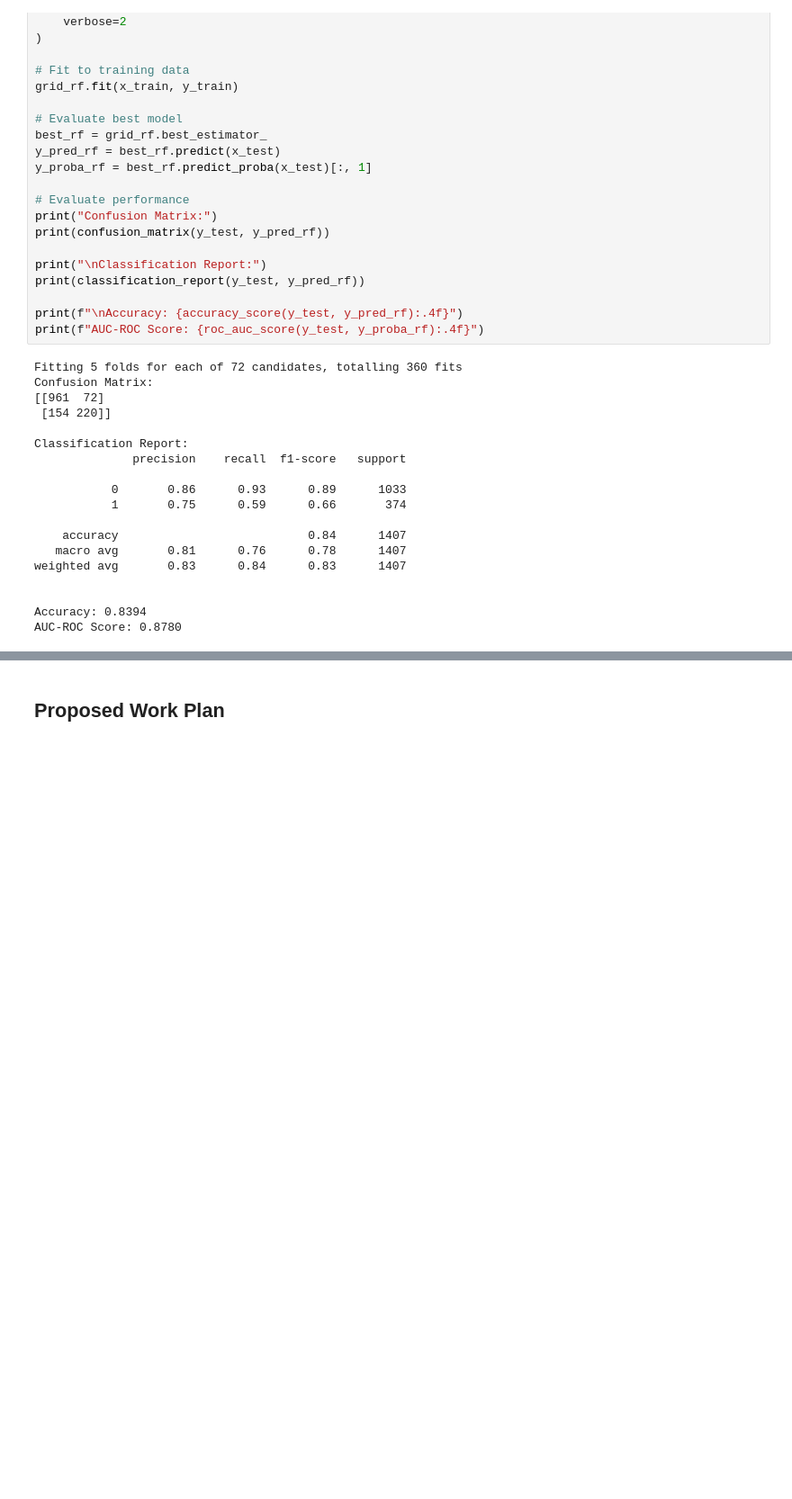
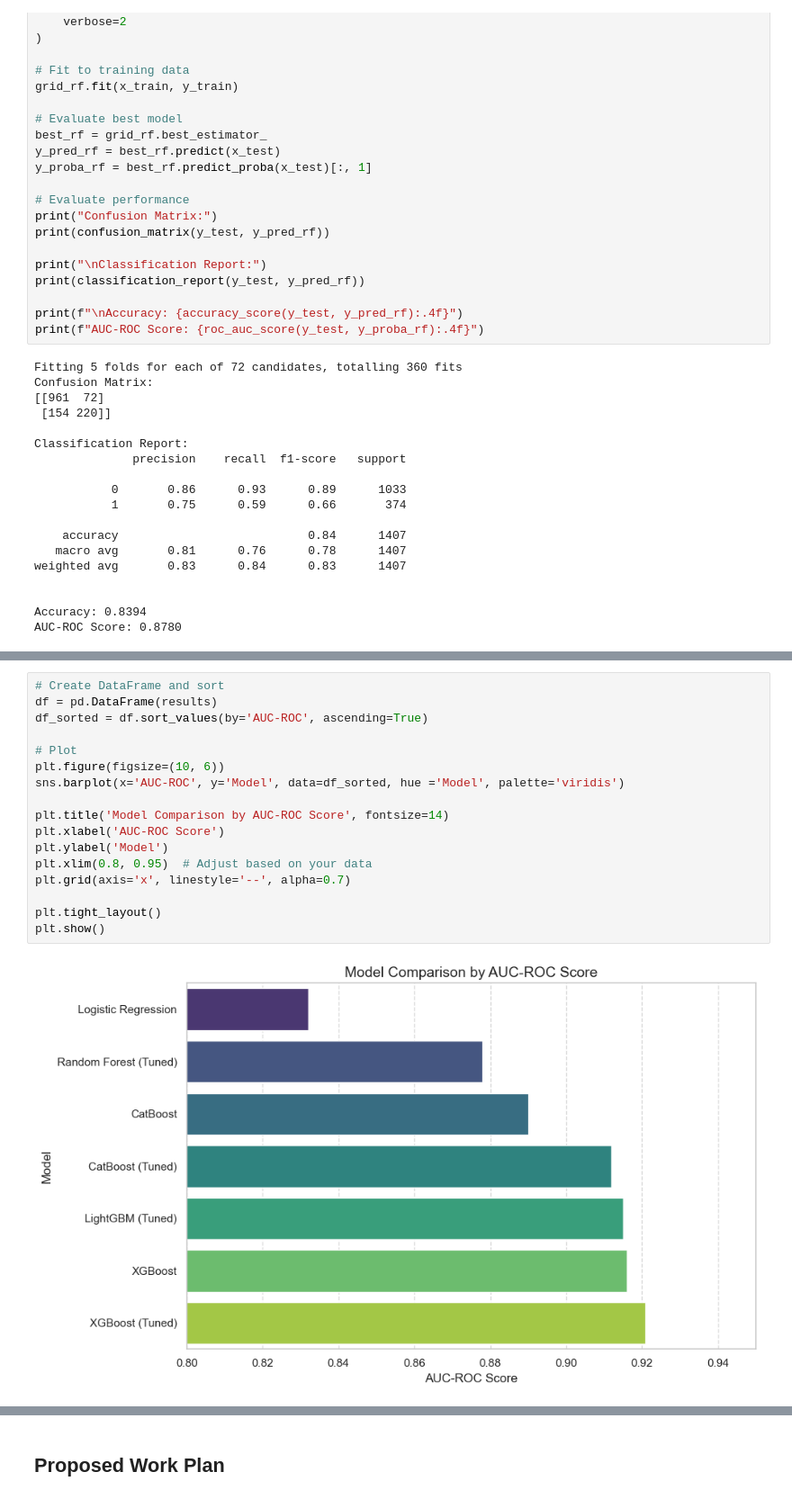
Before and after one commit to jeelfaldu7/customer_churn_forecasting_for_interconnect, a Jupyter notebook: notebook.ipynb, the cells around one changed output, grey strips where cells are left out. Shown at 90% size. Saved outputs shown, nothing was run; the diff lists cells and outputs as text; blank space fills up the shorter version.

```diff
--- a/notebook.ipynb
+++ b/notebook.ipynb
@@ -1037,0 +1116,19 @@ AUC-ROC Score: 0.8780
+# %%
+# Create DataFrame and sort
+df = pd.DataFrame(results)
+df_sorted = df.sort_values(by='AUC-ROC', ascending=True)
+
+# Plot
+plt.figure(figsize=(10, 6))
+sns.barplot(x='AUC-ROC', y='Model', data=df_sorted, hue ='Model', palette='viridis')
+
+plt.title('Model Comparison by AUC-ROC Score', fontsize=14)
+plt.xlabel('AUC-ROC Score')
+plt.ylabel('Model')
+plt.xlim(0.8, 0.95)  # Adjust based on your data
+plt.grid(axis='x', linestyle='--', alpha=0.7)
+
+plt.tight_layout()
+plt.show()
+# %% [output]
+[figure, added]
```
Also changed, not shown: parts of 9 cells of this notebook.
